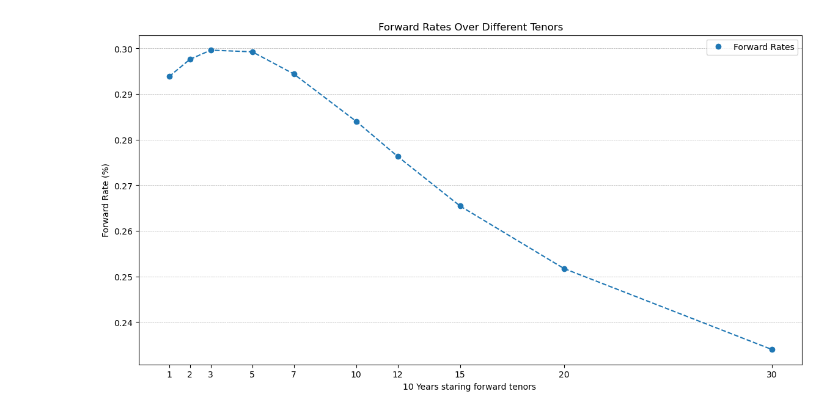
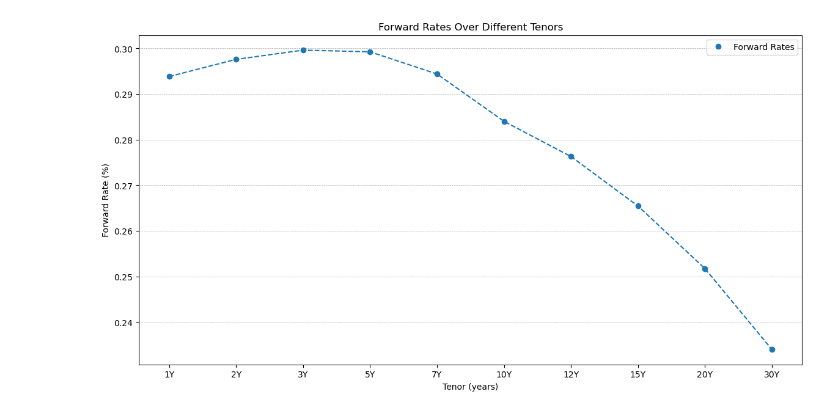
Before and after one commit to NannaOhrt/master_thesis, a Jupyter notebook: main/code/forward_rates_plot.ipynb, the cells around one changed output. Saved outputs shown, nothing was run; the diff lists cells and outputs as text; code cells hidden in the pictures.

```diff
--- a/main/code/forward_rates_plot.ipynb
+++ b/main/code/forward_rates_plot.ipynb
@@ -1,22 +1,19 @@
 # %%
 import matplotlib.pyplot as plt
 #data from citi 21.01.2024
-tenors = ["1Y", "2Y", "3Y", "5Y", "7Y", "10Y", "12Y", "15Y", "20Y", "30Y"]
 forward_rates = [0.293838, 0.297602, 0.299622, 0.299258, 0.294395, 0.284018, 0.276305, 0.265454, 0.251744, 0.23401]
-
-tenor_years = [int(t[:-1]) for t in tenors]
-
+tenors = ['1Y', '2Y', '3Y', '5Y', '7Y', '10Y', '12Y', '15Y', '20Y', '30Y']
 plt.figure(figsize=(14, 7))
-plt.plot(tenor_years, forward_rates,  linestyle='--', color = 'tab:blue')
-plt.plot(tenor_years, forward_rates, 'o', label ='Forward Rates')
+plt.plot(tenors, forward_rates,  linestyle='--', color = 'tab:blue')
+plt.plot(tenors, forward_rates, 'o', label ='Forward Rates')
 plt.title("Forward Rates Over Different Tenors")
-plt.xlabel("10 Years staring forward tenors ")
+plt.xlabel("Tenor (years)")
 plt.ylabel("Forward Rate (%)")
 plt.grid(axis='y', linestyle='--', linewidth=0.5)
 plt.legend()
-plt.xticks(tenor_years)
+plt.xticks(tenors)
 plt.savefig("/Users/nannaingemannohrt/Desktop/master_thesis/main/plots/forward_rates.png")
 plt.show()
 plt.close()
 # %% [output]
-[figure, old version]
+[figure, new version]
```
Also changed, not shown: 5 other files.
